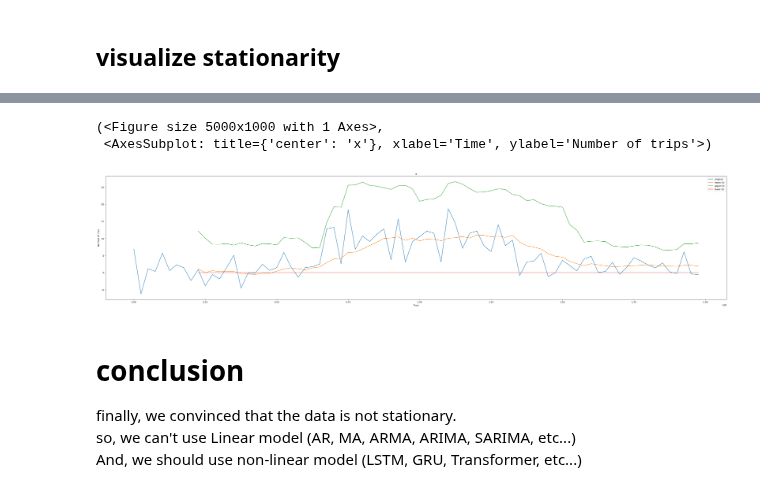
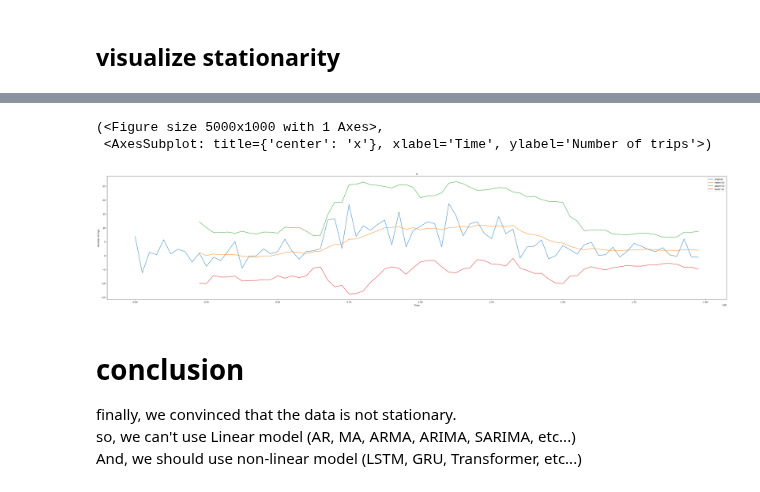
Before and after one commit to rakawanegan/humanactivityrecognition_portfolio, a Jupyter notebook: statical_process.ipynb, the cells around one changed output, grey strips where cells are left out. Saved outputs shown, nothing was run; the diff lists cells and outputs as text; code cells hidden in the pictures.

```diff
--- a/statical_process.ipynb
+++ b/statical_process.ipynb
@@ -49,35 +49,34 @@ def plot_stationaly(inputs:pd.DataFrame, rolling_window:int):
     input_df = pd.DataFrame(inputs, columns=[col])
     # caluc rollingmean
     input_df.loc[:,f"{col}-mean"] = input_df.loc[:,col].rolling(rolling_window).mean()
     # caluc rolling standard deviation
     input_df.loc[:,f"{col}-std"] = input_df.loc[:,col].rolling(rolling_window).std()
     # caluc upper and lower limit
     input_df.loc[:,f"{col}-upper"] = input_df.loc[:,f"{col}-mean"] + 3 * input_df.loc[:,f"{col}-std"]
     input_df.loc[:,f"{col}-lower"] = input_df.loc[:,f"{col}-mean"] - 3 * input_df.loc[:,f"{col}-std"]
-    input_df.loc[:,f"{col}-lower"] = input_df.loc[:,f"{col}-lower"].apply(lambda x: 0 if x < 0 else x)
     # drop outlier
     # input_df.loc[input_df.loc[:,col] > input_df.loc[:,f"{col}-upper"], col] = np.nan
     # input_df.loc[input_df.loc[:,col] < input_df.loc[:,f"{col}-lower"], col] = np.nan
     # plot
     fig, ax = plt.subplots()
     fig.set_size_inches(50, 10)
     ax.set_xlabel("Time")
     ax.set_ylabel("Number of trips")
     ax.set_title(f"{col}")
     ax.plot(input_df.loc[:,col], label="original")
     ax.plot(input_df.loc[:,f"{col}-mean"], label=f"mean-{rolling_window}")
     ax.plot(input_df.loc[:,f"{col}-upper"], label=f"upper-{rolling_window}")
     ax.plot(input_df.loc[:,f"{col}-lower"], label=f"lower-{rolling_window}")
     ax.legend()
     return fig, ax
 
 rolling_window = 10
 input_df = inputs_list[1]
 plot_stationaly(input_df.loc[:,"x"], rolling_window)
 # %% [output]
 (<Figure size 5000x1000 with 1 Axes>,
  <AxesSubplot: title={'center': 'x'}, xlabel='Time', ylabel='Number of trips'>)
-[figure, old version]
+[figure, new version]
 # %% [markdown]
 # conclusion
 finally, we convinced that the data is not stationary.
```
